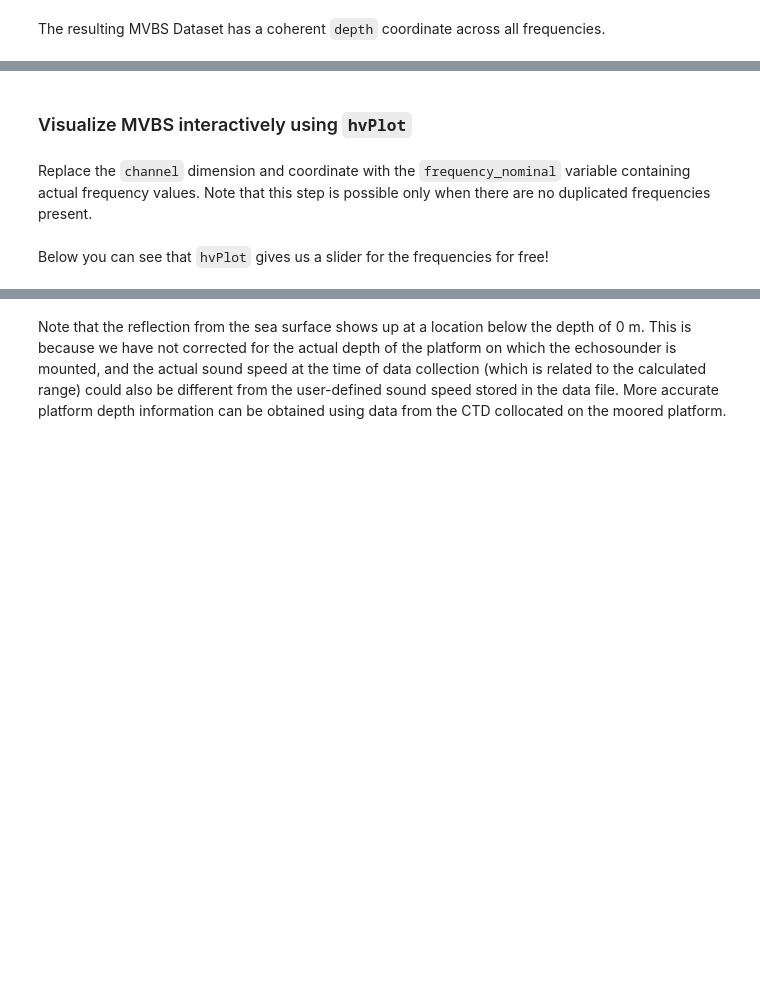
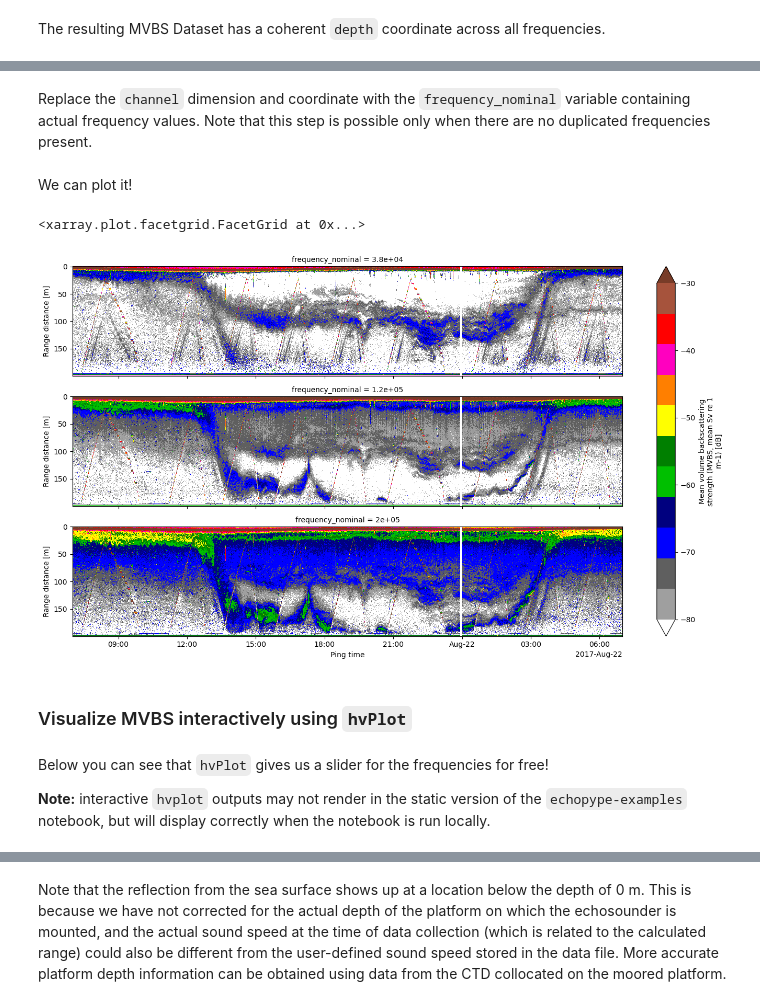
Before and after one commit to OSOceanAcoustics/echopype-examples, a Jupyter notebook: notebooks/OOI_eclipse.ipynb, the cells around one changed output, grey strips where cells are left out. Saved outputs shown, nothing was run; the diff lists cells and outputs as text; code cells hidden in the pictures; blank space fills up the shorter version.

```diff
--- a/notebooks/OOI_eclipse.ipynb
+++ b/notebooks/OOI_eclipse.ipynb
@@ -372,13 +372,37 @@ processing_time :
 processing_function :
 commongrid.compute_MVBS
-# %% [markdown]
-### Visualize MVBS interactively using `hvPlot`
 # %% [markdown]
 Replace the `channel` dimension and coordinate with the `frequency_nominal` variable containing actual frequency values. Note that this step is possible only when there are no duplicated frequencies present.
 # %%
 ds_MVBS = ep.consolidate.swap_dims_channel_frequency(ds_MVBS)
+# %% [markdown]
+We can plot it!
+# %%
+import matplotlib as mpl
+import echopype.colormap
+
+ds_MVBS["Sv"].sel(
+    ping_time=slice(start_datetime, end_datetime)
+).plot(
+    x="ping_time",
+    y="depth",
+    col="frequency_nominal",
+    col_wrap=1,
+    vmin=-80,
+    vmax=-30,
+    cmap=mpl.colormaps["ep.ek500"],
+    yincrease=False,
+    figsize=(14, 8),
+)
+# %% [output]
+<xarray.plot.facetgrid.FacetGrid at 0x...>
+[figure, added]
+# %% [markdown]
+### Visualize MVBS interactively using `hvPlot`
 # %% [markdown]
 Below you can see that `hvPlot` gives us a slider for the frequencies for free!
+
+**Note:** interactive `hvplot` outputs may not render in the static version of the `echopype-examples` notebook, but will display correctly when the notebook is run locally.
 # %%
 ds_MVBS["Sv"].hvplot.image(
     x="ping_time", y="depth",
```
Also changed, not shown: parts of 12 cells of this notebook.
